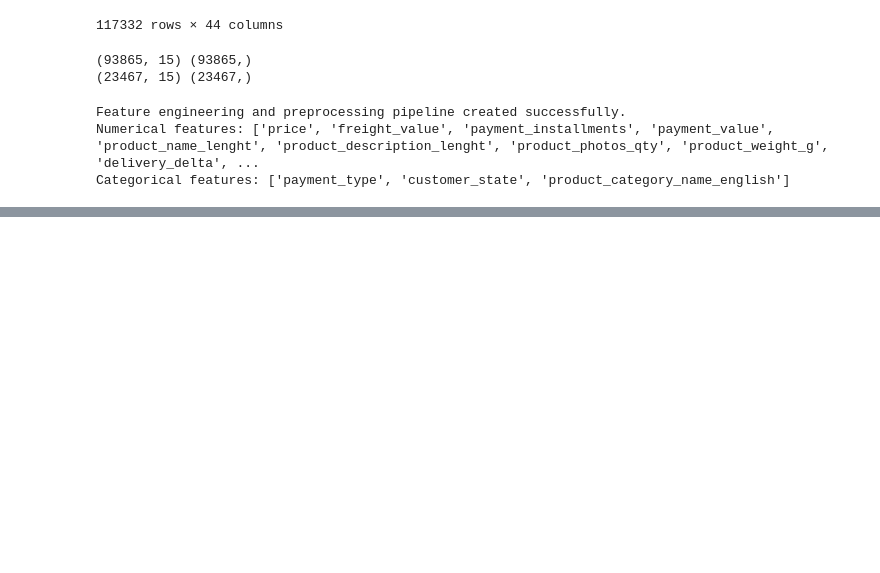
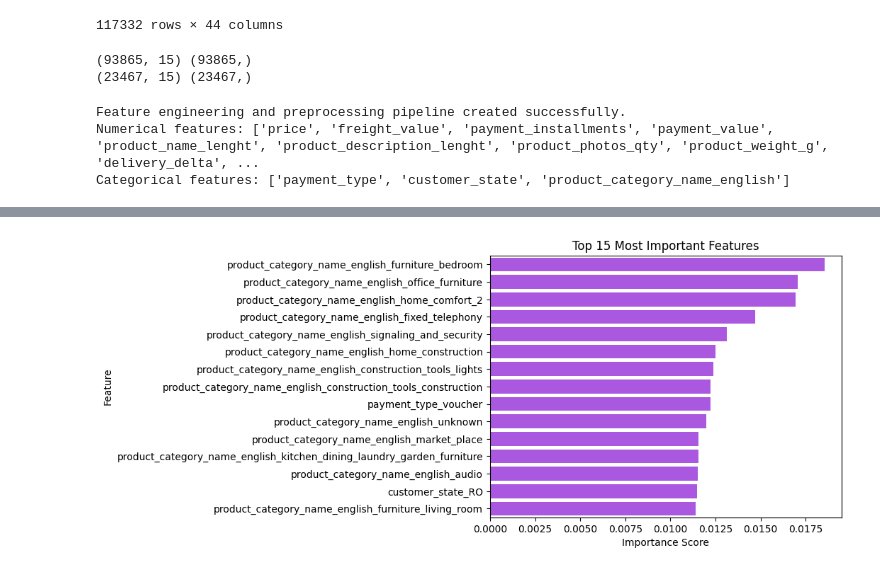
Before and after one commit to lucasiuri/OList_Reviews_Classifier, a Jupyter notebook: preprocessing_and_model_training.ipynb, the cells around one changed output, grey strips where cells are left out. Saved outputs shown, nothing was run; the diff lists cells and outputs as text; code cells hidden in the pictures; blank space fills up the shorter version.

```diff
--- a/preprocessing_and_model_training.ipynb
+++ b/preprocessing_and_model_training.ipynb
@@ -180,0 +251,20 @@ Evaluating best model on test set:
+# %%
+try:
+    onehot_feature_names = best_xgb_model.named_steps['preprocessor'].named_transformers_['cat'].named_steps['onehot'].get_feature_names_out(categorical_features)
+    all_feature_names = numerical_features + list(onehot_feature_names)
+
+    importances = best_xgb_model.named_steps['classifier'].feature_importances_
+
+    feature_importances_df = pd.DataFrame({'feature': all_feature_names, 'importance': importances})
+    feature_importances_df = feature_importances_df.sort_values(by='importance', ascending=False)
+
+    sns.barplot(x = 'importance', y='feature', data = feature_importances_df.head(15), color='#ad42f5')
+    plt.title('Top 15 Most Important Features')
+    plt.xlabel('Importance Score')
+    plt.ylabel('Feature');
+
+except Exception as e:
+    print(f'Could not generate feature importance plot. Error: {e}' )
+    print('This can happen if the model does not have a \'feature_importances_\' attribute')
+# %% [output]
+[figure, added]
```
Also changed, not shown: parts of 4 cells of this notebook.
